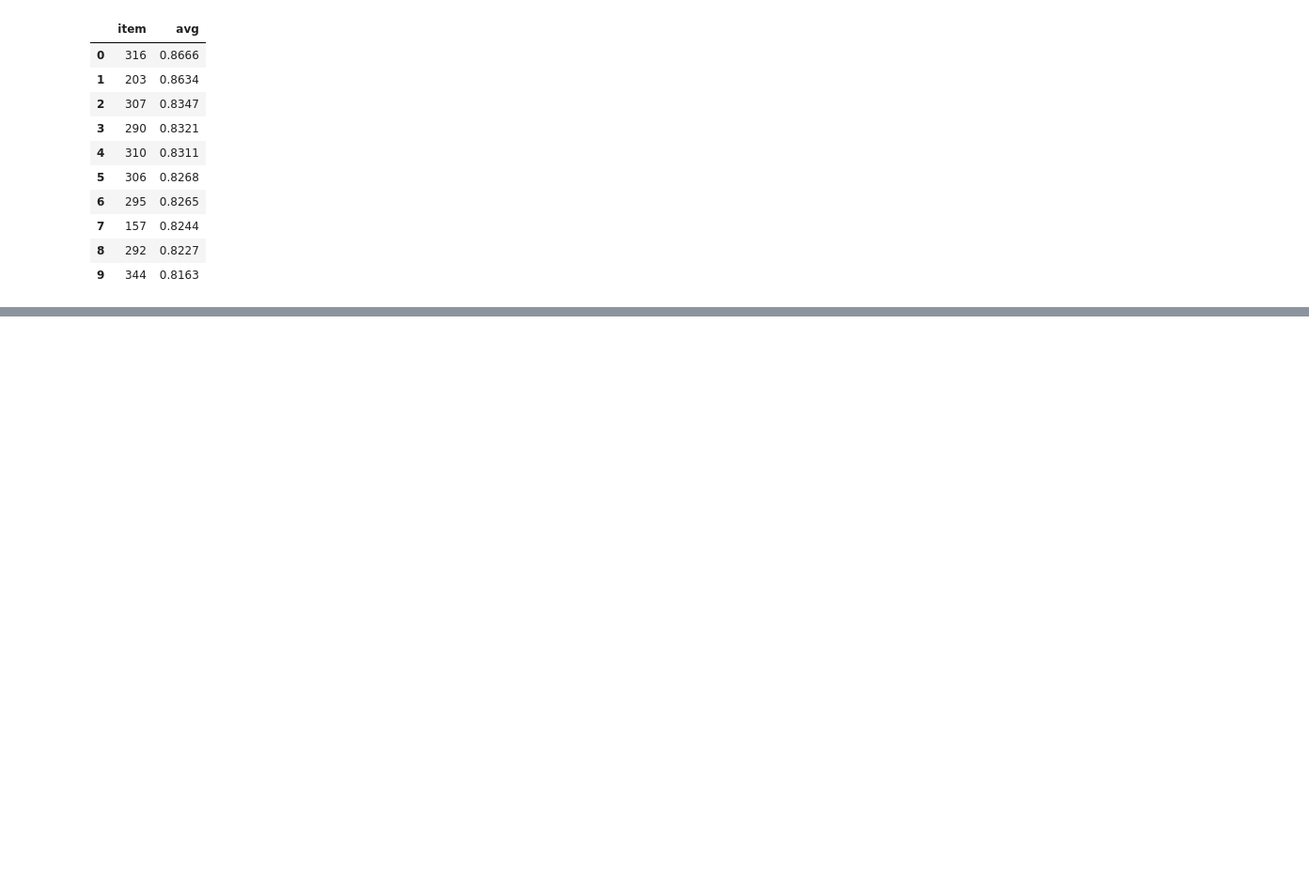
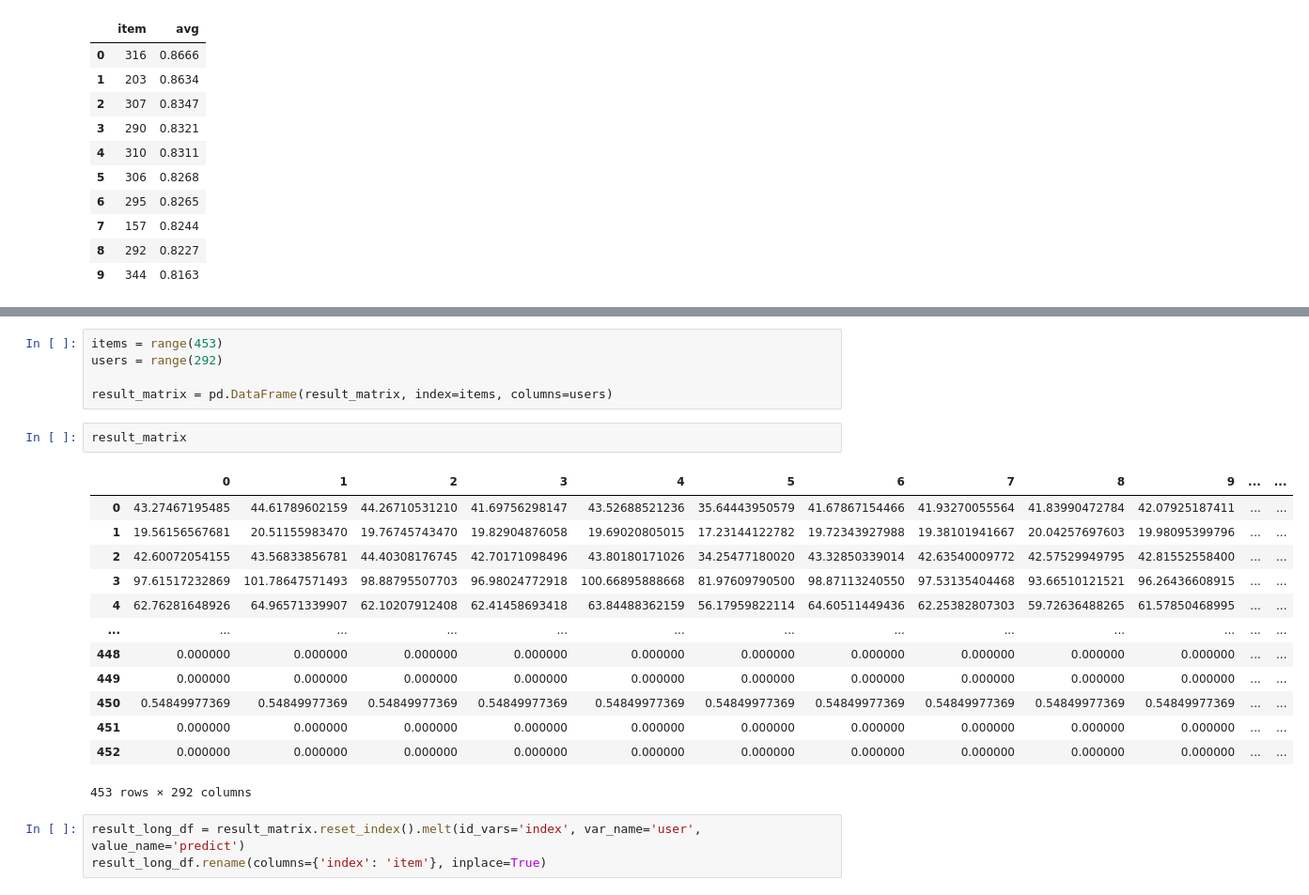
Before and after one commit to yms218/DB-Project, a Jupyter notebook: 2024-0045/test.ipynb, the cells around one changed output, grey strips where cells are left out. Shown at 94% size. Cells and saved outputs as stored; diff of their text form; blank space fills up the shorter version.

```diff
--- a/2024-0045/test.ipynb
+++ b/2024-0045/test.ipynb
@@ -434,0 +486,24 @@ get_output(
+# %%
+items = range(453)
+users = range(292)
+
+result_matrix = pd.DataFrame(result_matrix, index=items, columns=users)
+# %%
+result_matrix
+# %% [output]
+|  | 0 | 1 | 2 | 3 | 4 | 5 | 6 | 7 | 8 | 9 | ... | ... |
+| 0 | 43.27467195485 | 44.61789602159 | 44.26710531210 | 41.69756298147 | 43.52688521236 | 35.64443950579 | 41.67867154466 | 41.93270055564 | 41.83990472784 | 42.07925187411 | ... | ... |
+| 1 | 19.56156567681 | 20.51155983470 | 19.76745743470 | 19.82904876058 | 19.69020805015 | 17.23144122782 | 19.72343927988 | 19.38101941667 | 20.04257697603 | 19.98095399796 | ... | ... |
+| 2 | 42.60072054155 | 43.56833856781 | 44.40308176745 | 42.70171098496 | 43.80180171026 | 34.25477180020 | 43.32850339014 | 42.63540009772 | 42.57529949795 | 42.81552558400 | ... | ... |
+| 3 | 97.61517232869 | 101.78647571493 | 98.88795507703 | 96.98024772918 | 100.66895888668 | 81.97609790500 | 98.87113240550 | 97.53135404468 | 93.66510121521 | 96.26436608915 | ... | ... |
+| 4 | 62.76281648926 | 64.96571339907 | 62.10207912408 | 62.41458693418 | 63.84488362159 | 56.17959822114 | 64.60511449436 | 62.25382807303 | 59.72636488265 | 61.57850468995 | ... | ... |
+| ... | ... | ... | ... | ... | ... | ... | ... | ... | ... | ... | ... | ... |
+| 448 | 0.000000 | 0.000000 | 0.000000 | 0.000000 | 0.000000 | 0.000000 | 0.000000 | 0.000000 | 0.000000 | 0.000000 | ... | ... |
+| 449 | 0.000000 | 0.000000 | 0.000000 | 0.000000 | 0.000000 | 0.000000 | 0.000000 | 0.000000 | 0.000000 | 0.000000 | ... | ... |
+| 450 | 0.54849977369 | 0.54849977369 | 0.54849977369 | 0.54849977369 | 0.54849977369 | 0.54849977369 | 0.54849977369 | 0.54849977369 | 0.54849977369 | 0.54849977369 | ... | ... |
+| 451 | 0.000000 | 0.000000 | 0.000000 | 0.000000 | 0.000000 | 0.000000 | 0.000000 | 0.000000 | 0.000000 | 0.000000 | ... | ... |
+| 452 | 0.000000 | 0.000000 | 0.000000 | 0.000000 | 0.000000 | 0.000000 | 0.000000 | 0.000000 | 0.000000 | 0.000000 | ... | ... |
+453 rows × 292 columns
+# %%
+result_long_df = result_matrix.reset_index().melt(id_vars='index', var_name='user', value_name='predict')
+result_long_df.rename(columns={'index': 'item'}, inplace=True)
```
Also changed, not shown: parts of 6 cells of this notebook.
